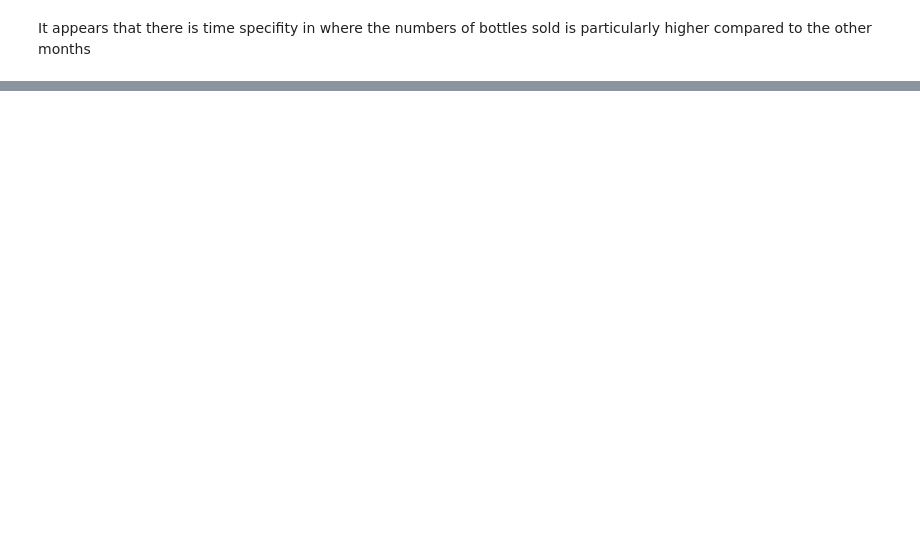
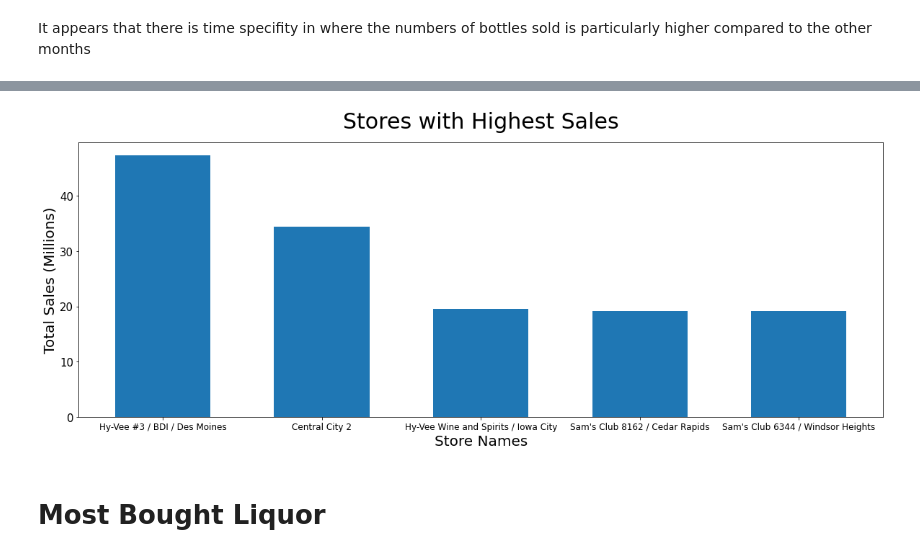
Before and after one commit to aronnicksnts/kaggle-projects, a Jupyter notebook: Iowa Liquor Sales/Iowa Liquor Sales Report.ipynb, the cells around one changed output, grey strips where cells are left out. Cells and saved outputs as stored; diff of their text form; code cells hidden in the pictures; blank space fills up the shorter version.

```diff
--- a/Iowa Liquor Sales/Iowa Liquor Sales Report.ipynb
+++ b/Iowa Liquor Sales/Iowa Liquor Sales Report.ipynb
@@ -158,0 +177,25 @@ It appears that there is time specifity in where the numbers of bottles sold is
+# %%
+storeSold = df.groupby(['Store Number', 'Store Name'])[['Bottle Volume (ml)',
+                                                        'State Bottle Cost', 'State Bottle Retail',
+                                                        'Bottles Sold','Sale (Dollars)', 'Volume Sold (Liters)',
+                                                        'Volume Sold (Gallons)']].agg('sum').reset_index().sort_values(
+    ['Sale (Dollars)'], ascending = False)
+
+storeSold['Bottles Sold (Millions)'] = storeSold['Bottles Sold'].div(1000000)
+storeSold['Sale (Millions)'] = storeSold['Sale (Dollars)'].div(1000000)
+storeSold.drop(columns=['Bottles Sold'], inplace = True)
+storeSold.drop(columns=['Sale (Dollars)'], inplace = True)
+# %%
+fig, ax = plt.subplots(figsize=(20,7))
+plt.bar(storeSold['Store Name'].head(5), storeSold['Sale (Millions)'].head(5), width=0.6)
+plt.xlabel('Store Names', fontsize=20)
+plt.ylabel('Total Sales (Millions)', fontsize=20)
+plt.yticks(fontsize=15)
+plt.xticks(fontsize=12)
+plt.title('Stores with Highest Sales', fontsize=30, pad=20)
+plt.savefig('Images\\StoreHighSales.jpg', dpi=300)
+plt.show()
+# %% [output]
+[figure, added]
+# %% [markdown]
+# Most Bought Liquor
```
Also changed, not shown: parts of 22 cells of this notebook, 8 other files.
